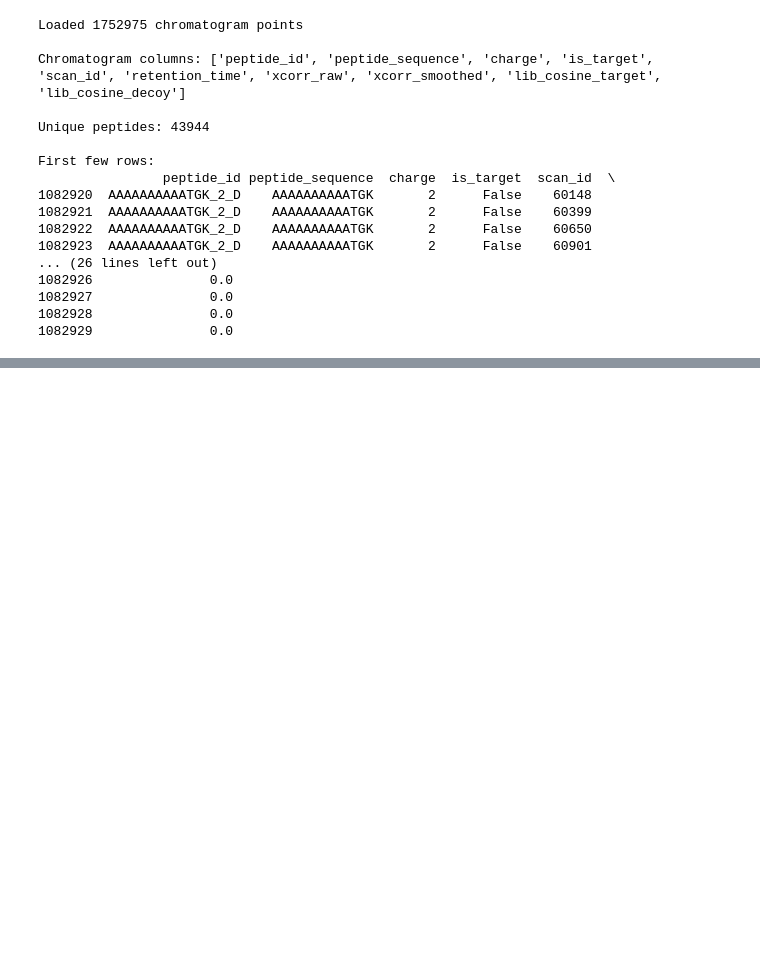
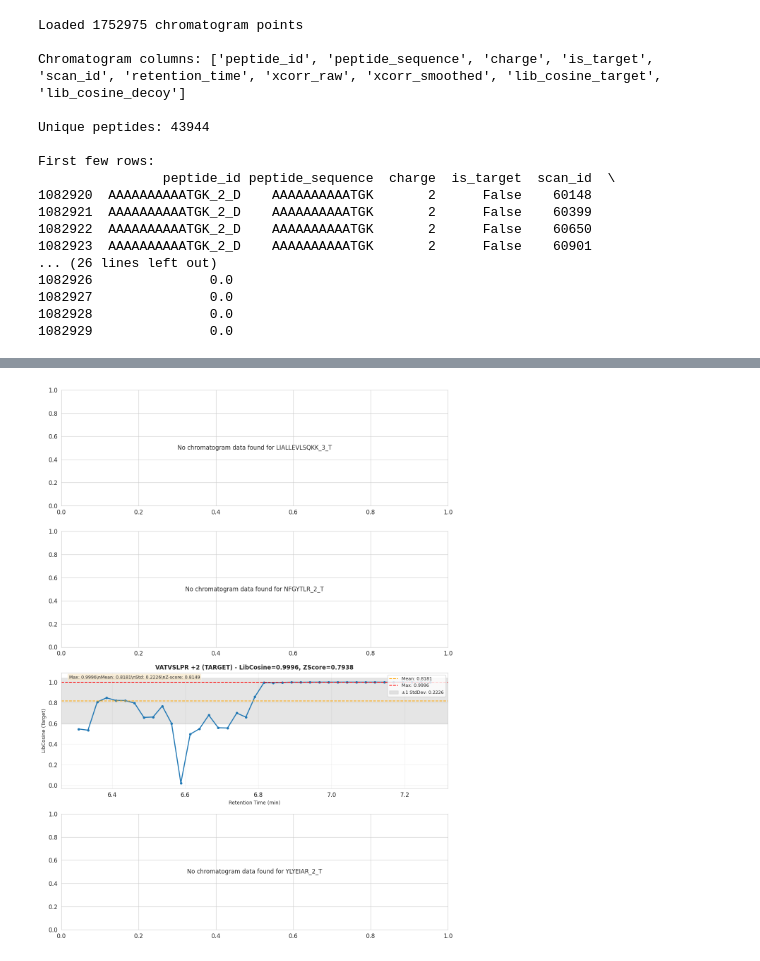
Before and after one commit to maccoss/pyXcorrDIA, a Jupyter notebook: DIA_FDR_Analysis.ipynb, the cells around one changed output, grey strips where cells are left out. Drawn from its saved outputs; the diff is of its cells as text; code cells hidden in the pictures; blank space fills up the shorter version.

```diff
--- a/DIA_FDR_Analysis.ipynb
+++ b/DIA_FDR_Analysis.ipynb
@@ -322,7 +322,7 @@ Load the detailed chromatogram data and plot LibCosine profiles for the top pept
 # Load the chromatogram data from parquet file
 import pyarrow.parquet as pq
 
-parquet_file = "Ast-Neo-15min-2mz-4ms-200agc-60000-70000.dia-chrom.parquet"
+parquet_file = "Ast-Neo-15min-2mz-4ms-200agc-10.dia-chrom.parquet"
 chrom_df = pd.read_parquet(parquet_file)
 
 print(f"Loaded {len(chrom_df)} chromatogram points")
@@ -352,16 +352,22 @@ First few rows:
 # Calculate FDR for each peptide in the TSV results using LibCosine
 # Sort by LibCosine (descending) and calculate cumulative FDR
 df_sorted = df.sort_values('LibCosine', ascending=False).copy()
-df_sorted['cumulative_targets'] = (~df_sorted['IsDecoy']).cumsum()
-df_sorted['cumulative_decoys'] = df_sorted['IsDecoy'].cumsum()
+df_sorted['cumulative_targets'] = df_sorted['is_target'].cumsum()
+df_sorted['cumulative_decoys'] = (~df_sorted['is_target']).cumsum()
 df_sorted['fdr'] = df_sorted['cumulative_decoys'] / df_sorted['cumulative_targets'].replace(0, 1)
 
-# Get the 4 peptides with the lowest FDR
+# Get the 4 peptides with the lowest FDR (highest LibCosine scores)
 top4_peptides = df_sorted.nsmallest(4, 'fdr')
 
 print("Top 4 peptides with lowest FDR:")
-print(top4_peptides[['PeptideID', 'PeptideSequence', 'LibCosine', 'LibCosineZScore', 'fdr', 'IsDecoy']].to_string())
+print(top4_peptides[['Peptide', 'Charge', 'LibCosine', 'LibCosineZScore', 'fdr', 'is_target']].to_string())
 
-# Extract their peptide IDs for matching with chromatogram data
-top4_ids = top4_peptides['PeptideID'].tolist()
+# Create peptide identifiers for matching with chromatogram data
+# The chromatogram uses peptide_id format like "PEPTIDE_CHARGE_T" or "PEPTIDE_CHARGE_D"
+top4_peptides['peptide_id'] = top4_peptides.apply(
+    lambda row: f"{row['Peptide']}_{row['Charge']}_{'T' if row['is_target'] else 'D'}",
+    axis=1
+)
+top4_ids = top4_peptides['peptide_id'].tolist()
+print(f"\nChromatogram IDs to plot: {top4_ids}")
 # %% [output]
@@ -368,0 +382,69 @@ KeyError: 'IsDecoy'
+# %%
+# Create figure with 4 subplots stacked vertically
+fig, axes = plt.subplots(4, 1, figsize=(12, 16), sharex=False)
+
+# For each of the top 4 peptides, plot their chromatogram
+for idx, (peptide_id, ax) in enumerate(zip(top4_ids, axes)):
+    # Filter chromatogram data for this peptide
+    pep_chrom = chrom_df[chrom_df['peptide_id'] == peptide_id].copy()
+
+    if len(pep_chrom) == 0:
+        ax.text(0.5, 0.5, f'No chromatogram data found for {peptide_id}',
+                ha='center', va='center', transform=ax.transAxes)
+        continue
+
+    # Sort by retention time
+    pep_chrom = pep_chrom.sort_values('retention_time')
+
+    # Get the LibCosine scores (use lib_cosine_target for target peptides)
+    is_target = pep_chrom['is_target'].iloc[0]
+    if is_target:
+        scores = pep_chrom['lib_cosine_target']
+        score_label = 'LibCosine (Target)'
+    else:
+        scores = pep_chrom['lib_cosine_decoy']
+        score_label = 'LibCosine (Decoy)'
+
+    # Calculate statistics
+    max_score = scores.max()
+    mean_score = scores.mean()
+    std_score = scores.std()
+
+    # Get peptide info from the top4_peptides dataframe
+    pep_info = top4_peptides.iloc[idx]
+
+    # Plot the chromatogram
+    ax.plot(pep_chrom['retention_time'], scores, 'o-', linewidth=2, markersize=4)
+
+    # Add horizontal lines for mean and max
+    ax.axhline(y=mean_score, color='orange', linestyle='--', linewidth=1.5, label=f'Mean: {mean_score:.4f}')
+    ax.axhline(y=max_score, color='red', linestyle='--', linewidth=1.5, label=f'Max: {max_score:.4f}')
+
+    # Add shaded region for ±1 std
+    ax.axhspan(mean_score - std_score, mean_score + std_score, alpha=0.2, color='gray',
+               label=f'±1 StdDev: {std_score:.4f}')
+
+    # Title with peptide info
+    target_str = "TARGET" if is_target else "DECOY"
+    ax.set_title(f'{pep_info["Peptide"]} +{pep_info["Charge"]} ({target_str}) - '
+                 f'LibCosine={pep_info["LibCosine"]:.4f}, '
+                 f'ZScore={pep_info["LibCosineZScore"]:.4f}',
+                 fontsize=12, fontweight='bold')
+
+    ax.set_ylabel(score_label, fontsize=10)
+    ax.set_xlabel('Retention Time (min)', fontsize=10)
+    ax.legend(loc='upper right', fontsize=9)
+    ax.grid(True, alpha=0.3)
+
+    # Add text box with statistics
+    stats_text = f'Max: {max_score:.4f}\\nMean: {mean_score:.4f}\\nStd: {std_score:.4f}\\nZ-score: {(max_score - mean_score) / std_score:.4f}'
+    ax.text(0.02, 0.98, stats_text, transform=ax.transAxes,
+            verticalalignment='top', fontsize=9,
+            bbox=dict(boxstyle='round', facecolor='wheat', alpha=0.5))
+
+plt.tight_layout()
+plt.show()
+
+print("\\nChromatogram visualization complete!")
+# %% [output]
+[figure, added]
```
Also changed, not shown: parts of 8 cells of this notebook, 13 other files.
